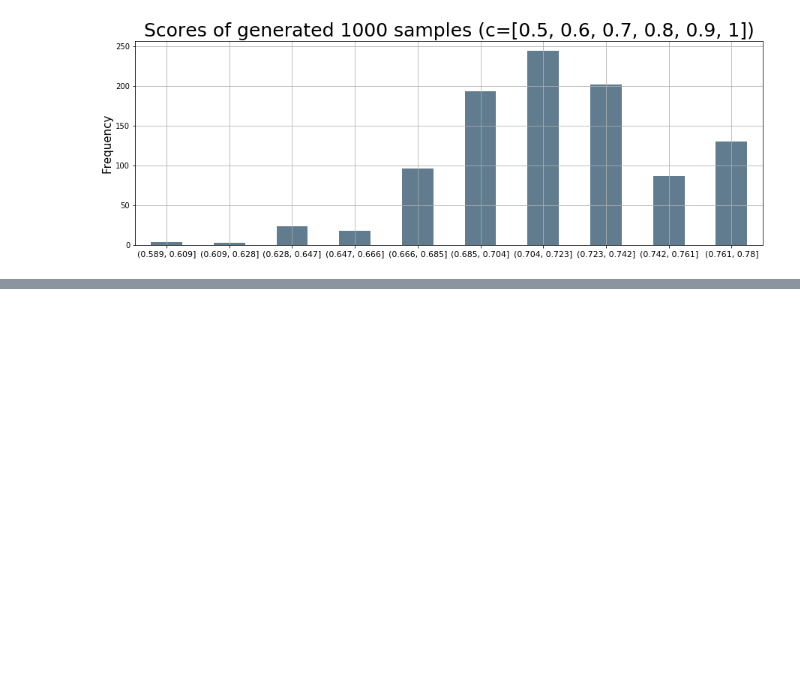
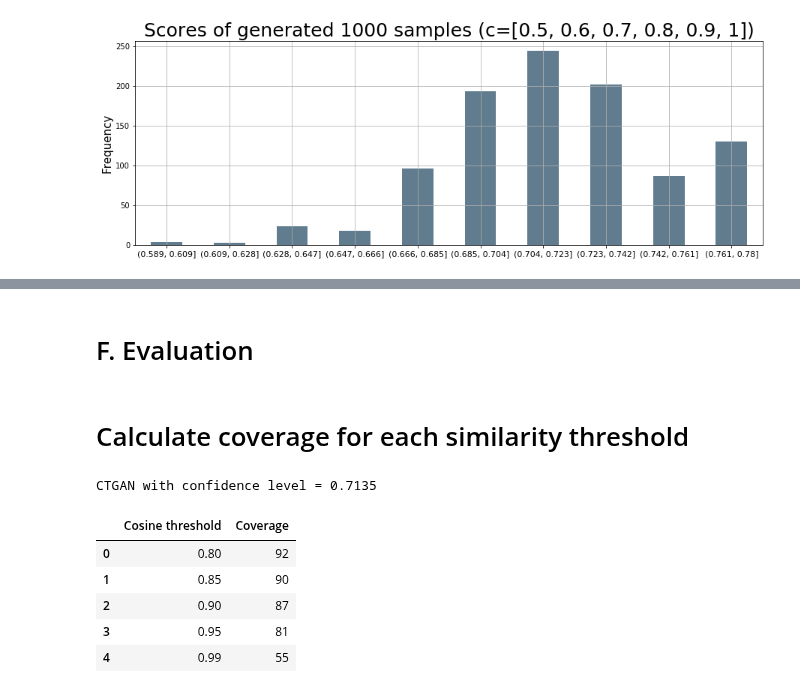
Before and after one commit to roye52371/CTGAN, a Jupyter notebook: German.ipynb, the cells around one changed output, grey strips where cells are left out. Drawn from its saved outputs; the diff is of its cells as text; code cells hidden in the pictures; blank space fills up the shorter version.

Commit message:
sin vs coverage

```diff
--- a/German.ipynb
+++ b/German.ipynb
@@ -225,0 +146,54 @@ confidence scores for similar samples:
+# %%
+y_conf_gen = y_conf_gen_same_dist
+gen_data = gen_data_same_dist
+
+
+c = top_c_lst[0]
+rf_ctgan = CTGANSynthesizer(batch_size=batch_size,
+                            blackbox_model=rf,
+                            preprocessing_pipeline=preprocessor,
+                            bb_loss=loss
+                            )
+
+hist = rf_ctgan.fit(train_data=z,
+                    epochs=epochs,
+                    confidence_level=c,
+                    gen_lr=gen_lr,
+                    verbose=False
+                    )
+# %% [markdown]
+# F. Evaluation
+# %%
+# inverse the generated data
+scaler = get_scaler(preprocessor)
+gen_data_inv = scaler.inverse_transform(gen_data)
+gen_data_inv = pd.DataFrame(gen_data_inv)
+# %%
+### extract similar examples from each sample in gen data
+# similarities dict: gen_sample_above_c -> (most_similiar_sample_x_train, cosine_score)
+similarities = calc_similarities(gen_data_inv, X_train)
+# %% [markdown]
+# Calculate coverage for each similarity threshold
+# %%
+similarity_thresholds = [0.8, 0.85, 0.9, 0.95, 0.99]
+data = []
+for threshold in similarity_thresholds:
+    count = 0
+    for gen_idx, (most_similiar_x_train_idx, cosine_score) in similarities.items():
+        if cosine_score >= threshold:
+            count += 1
+    coverage = (count / gen_data_inv.shape[0]) * 100
+    data.append([threshold, round(coverage)])
+# %%
+columns = ['Cosine threshold', 'Coverage']
+results = pd.DataFrame(data, columns=columns)
+print(f"CTGAN with confidence level = {c}")
+display(results)
+# %% [output]
+CTGAN with confidence level = 0.7135
+|  | Cosine threshold | Coverage |
+| 0 | 0.80 | 92 |
+| 1 | 0.85 | 90 |
+| 2 | 0.90 | 87 |
+| 3 | 0.95 | 81 |
+| 4 | 0.99 | 55 |
```
Also changed, not shown: parts of 9 cells of this notebook.
